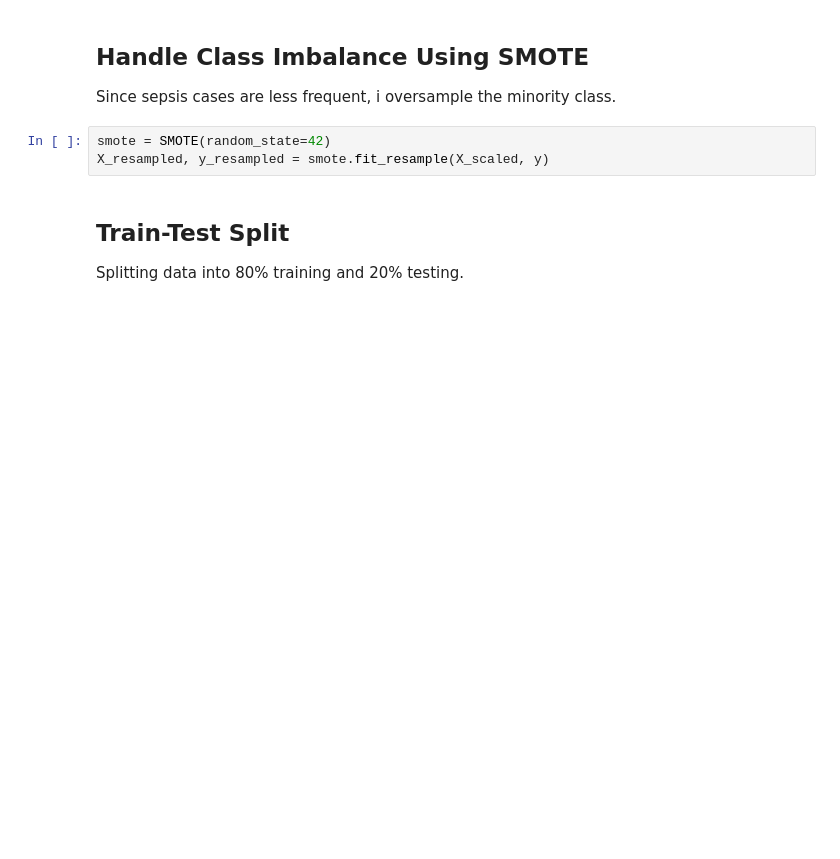
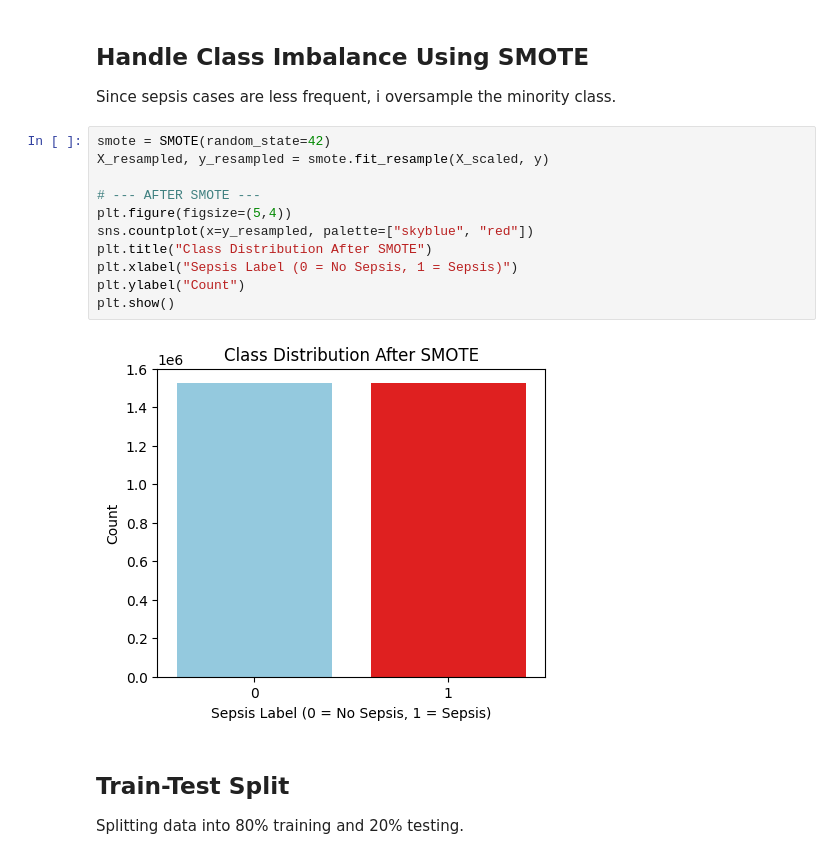
Before and after one commit to nwalablessing/streamlit-health-monitor, a Jupyter notebook: sepsis analysis.ipynb, the cells around one changed output. Saved outputs shown, nothing was run; the diff lists cells and outputs as text; blank space fills up the shorter version.

```diff
--- a/sepsis analysis.ipynb
+++ b/sepsis analysis.ipynb
@@ -93,9 +105,19 @@ X_scaled = scaler.fit_transform(X)
 # %% [markdown]
 ## Handle Class Imbalance Using SMOTE
 Since sepsis cases are less frequent, i oversample the minority class.
-# %%
-smote = SMOTE(random_state=42)
-X_resampled, y_resampled = smote.fit_resample(X_scaled, y)
+# %%
+smote = SMOTE(random_state=42)
+X_resampled, y_resampled = smote.fit_resample(X_scaled, y)
+
+# --- AFTER SMOTE ---
+plt.figure(figsize=(5,4))
+sns.countplot(x=y_resampled, palette=["skyblue", "red"])
+plt.title("Class Distribution After SMOTE")
+plt.xlabel("Sepsis Label (0 = No Sepsis, 1 = Sepsis)")
+plt.ylabel("Count")
+plt.show()
+# %% [output]
+[figure, added]
 # %% [markdown]
 ## Train-Test Split
 Splitting data into 80% training and 20% testing.
```
Also changed, not shown: parts of 3 cells of this notebook.
